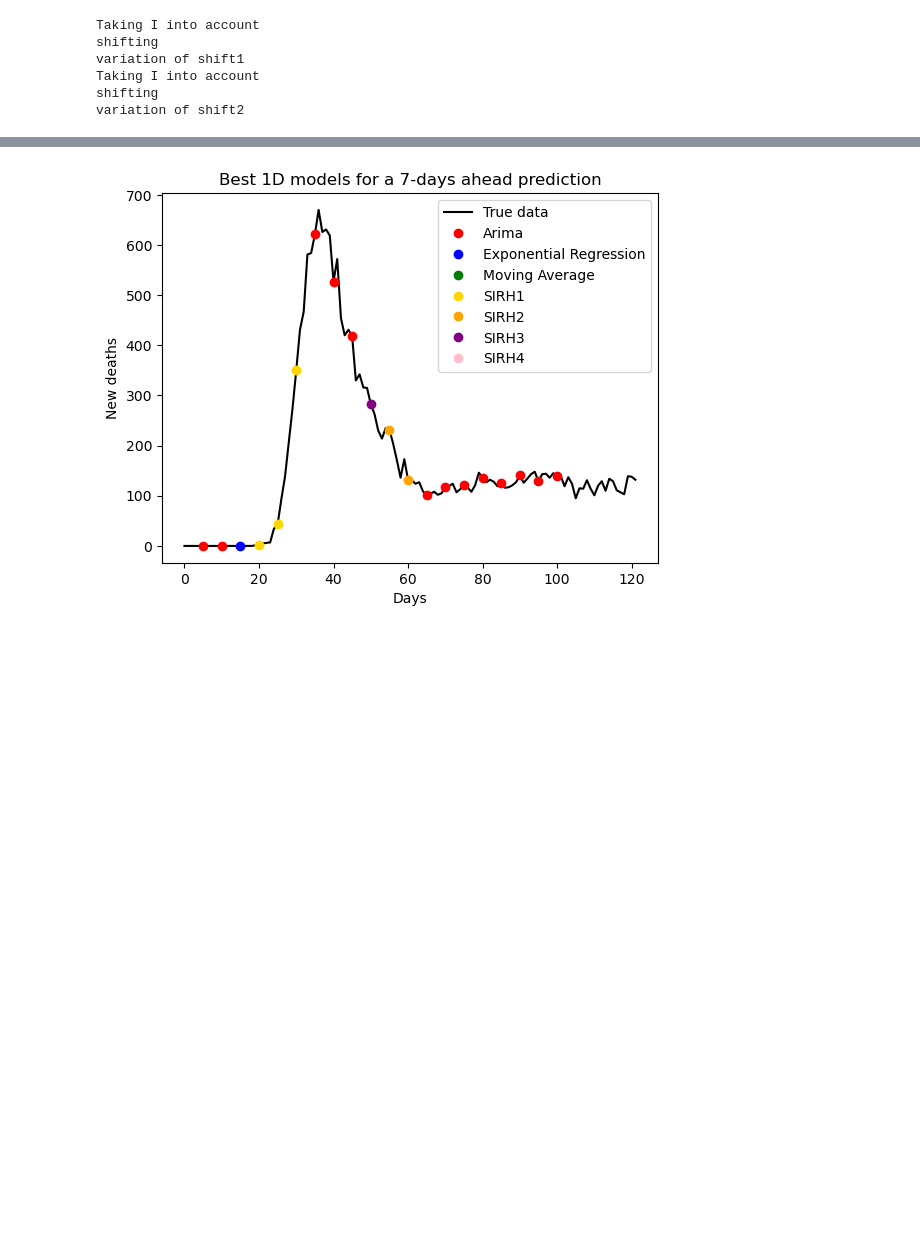
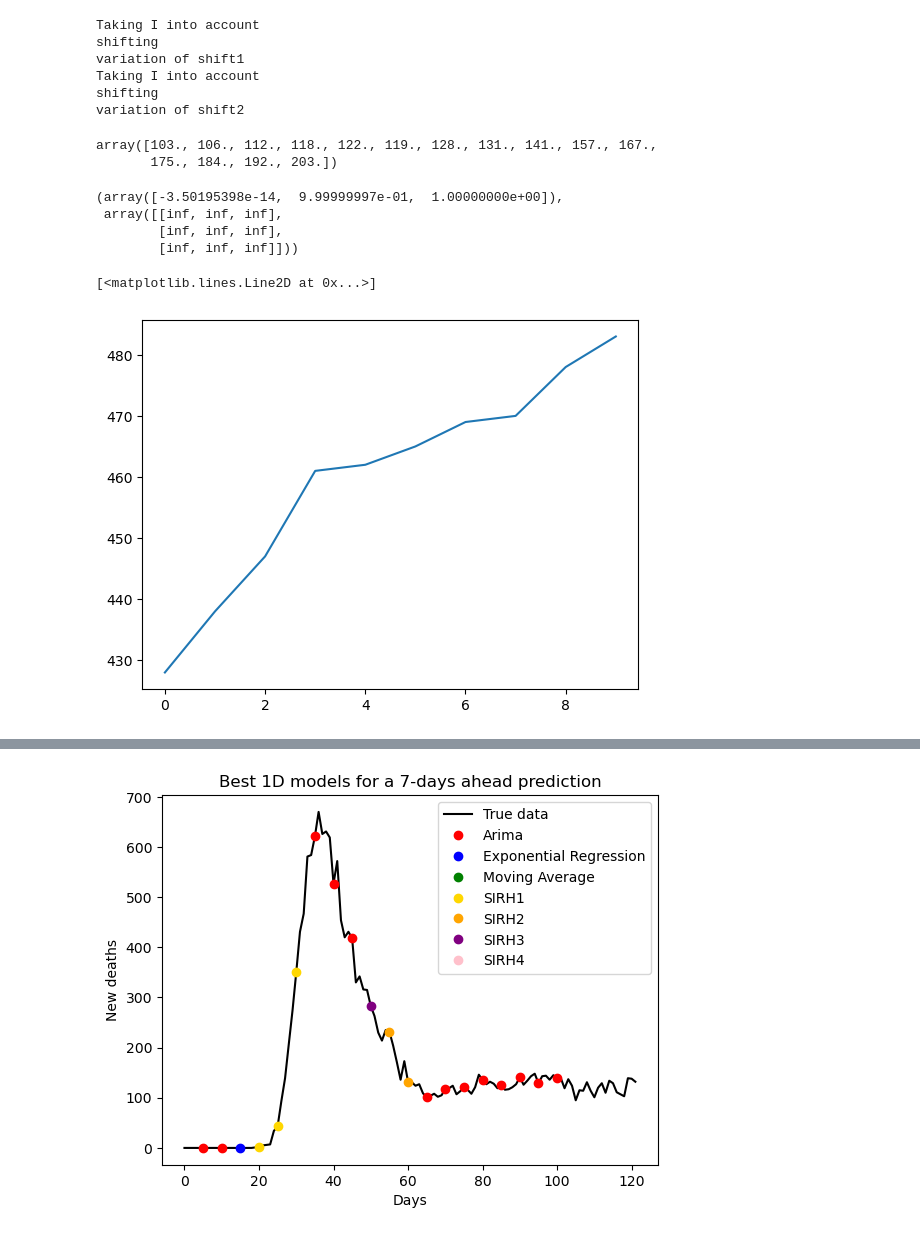
Before and after one commit to gregoirebechade/covid_internship, a Jupyter notebook: 07_global_evaluation_of_the_models.ipynb, the cells around one changed output, grey strips where cells are left out. Cells and saved outputs as stored; diff of their text form; code cells hidden in the pictures; blank space fills up the shorter version.

Commit message:
linear regression 1D work

```diff
--- a/07_global_evaluation_of_the_models.ipynb
+++ b/07_global_evaluation_of_the_models.ipynb
@@ -178,0 +192,19 @@ dicocolors={'Arima': 'red', 'Exponential Regression': 'blue', 'Moving Average':
+# %%
+n_hospitalized[[i for i in range(split2-15, split2)]]
+# %% [output]
+array([103., 106., 112., 118., 122., 119., 128., 131., 141., 157., 167.,
+       175., 184., 192., 203.])
+# %%
+from exponential_regression import *
+p, cov =curve_fit(exponential_func, [i for i in range(split2-10, split2)], n_hospitalized[[i for i in range(split2-10, split2)]], p0=[ 1,1,1], maxfev = 1000000)
+p, cov
+# %% [output]
+(array([-3.50195398e-14,  9.99999997e-01,  1.00000000e+00]),
+ array([[inf, inf, inf],
+        [inf, inf, inf],
+        [inf, inf, inf]]))
+# %%
+plt.plot(n_hospitalized[split2-10: split2])
+# %% [output]
+[<matplotlib.lines.Line2D at 0x...>]
+[figure, added]
```
Also changed, not shown: parts of 3 cells of this notebook, 4 other files.
